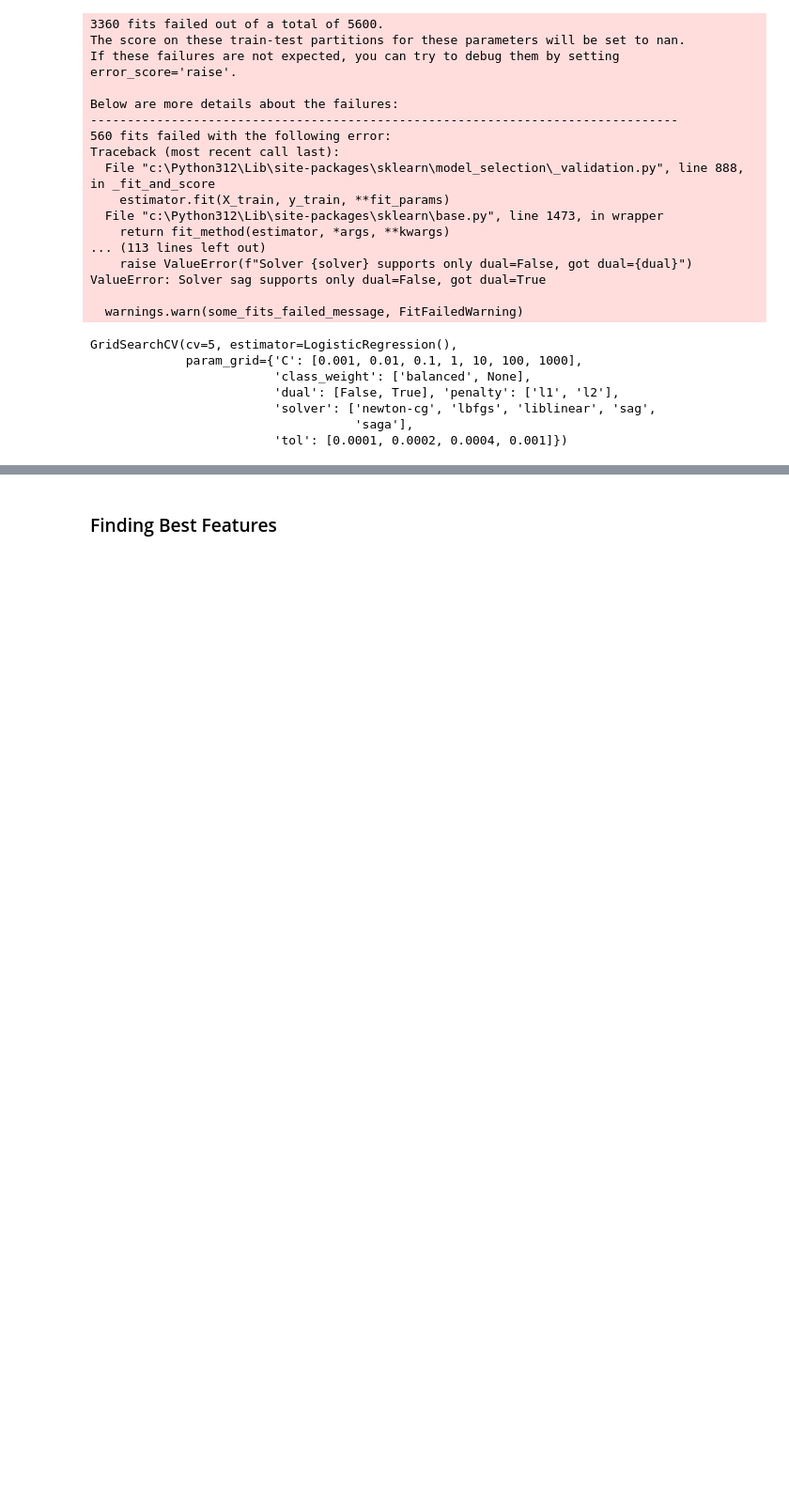
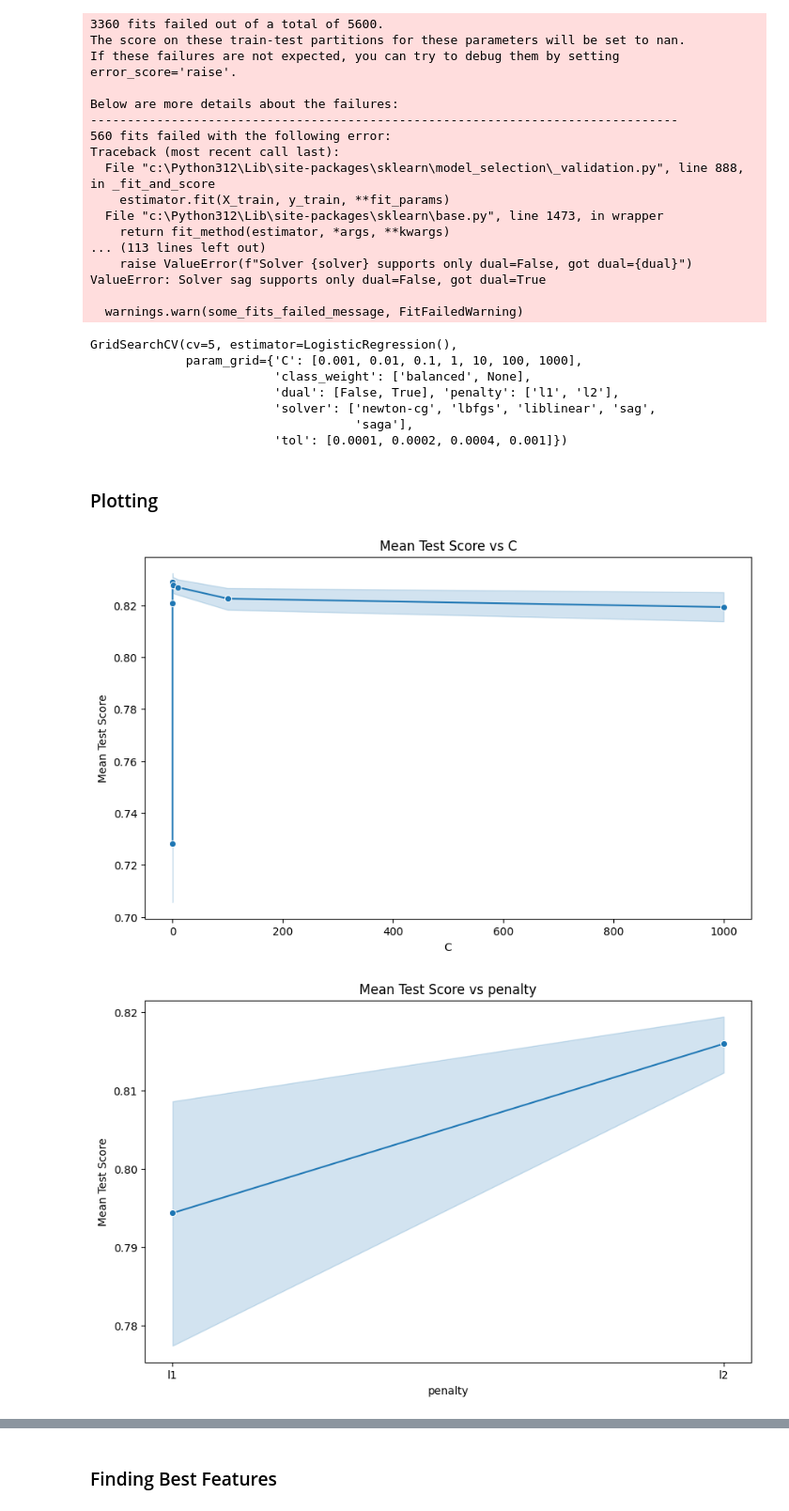
Before and after one commit to AbdullahHasan0/Data-Science-Group-2---BWF---Abdullah-Hasan, a Jupyter notebook: Task 29/Task 29.ipynb, the cells around one changed output, grey strips where cells are left out. Shown at 94% size. Saved outputs shown, nothing was run; the diff lists cells and outputs as text; code cells hidden in the pictures; blank space fills up the shorter version.

```diff
--- a/Task 29/Task 29.ipynb
+++ b/Task 29/Task 29.ipynb
@@ -502,3 +587,17 @@ GridSearchCV(cv=5, estimator=LogisticRegression(),
                          'solver': ['newton-cg', 'lbfgs', 'liblinear', 'sag',
                                     'saga'],
                          'tol': [0.0001, 0.0002, 0.0004, 0.001]})
+# %% [markdown]
+### Plotting
+# %%
+results_lg = pd.DataFrame(lgGrid.cv_results_)
+
+# Plotting for All the parameters one by one
+
+plot_hyperparameter(results_lg,'C')
+plot_hyperparameter(results_lg,'penalty')
+plot_hyperparameter(results_lg,'tol')
+plot_hyperparameter(results_lg,'solver')
+# %% [output]
+[figure, added]
+[figure, added]
```
Also changed, not shown: parts of 30 cells of this notebook.
